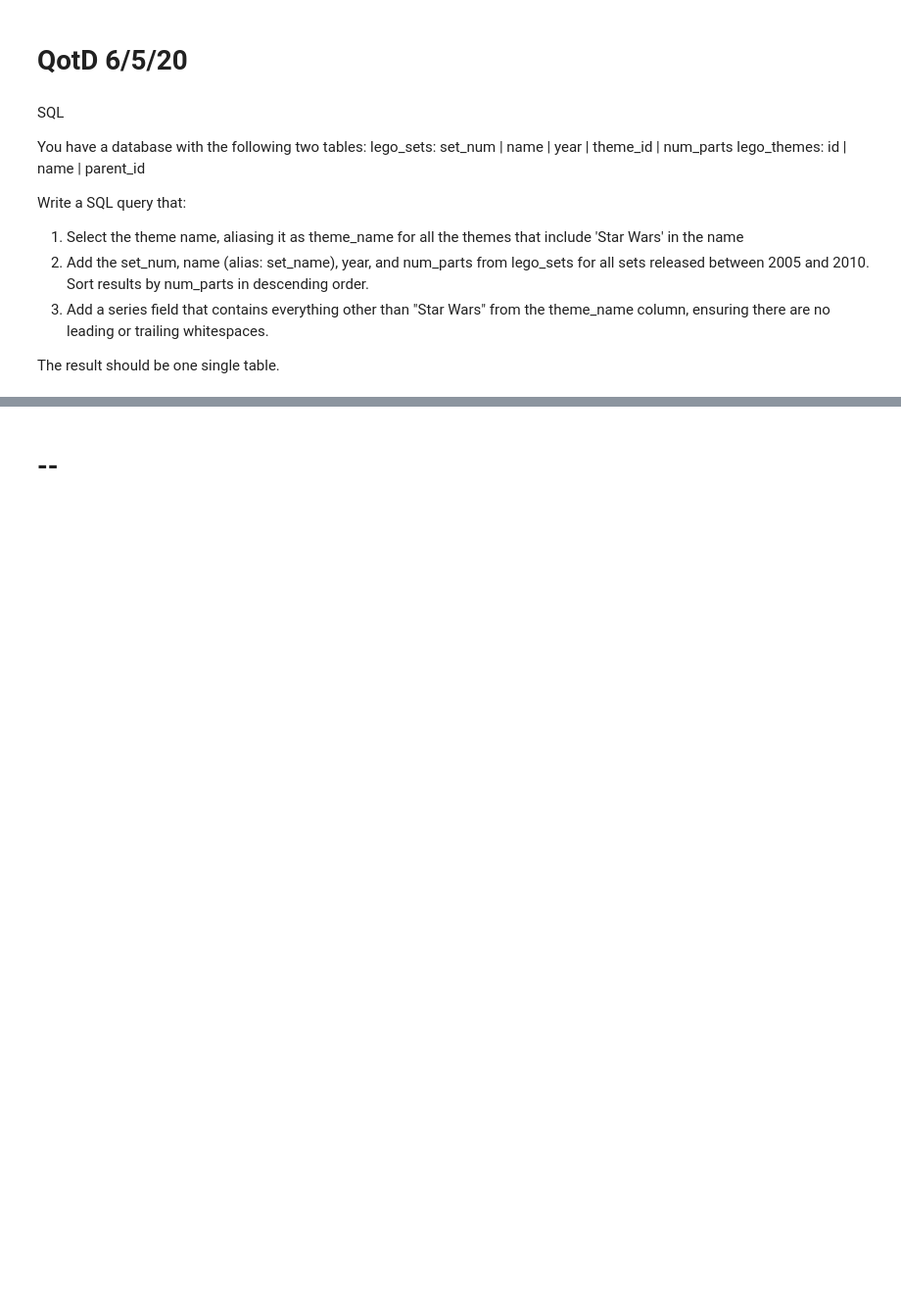
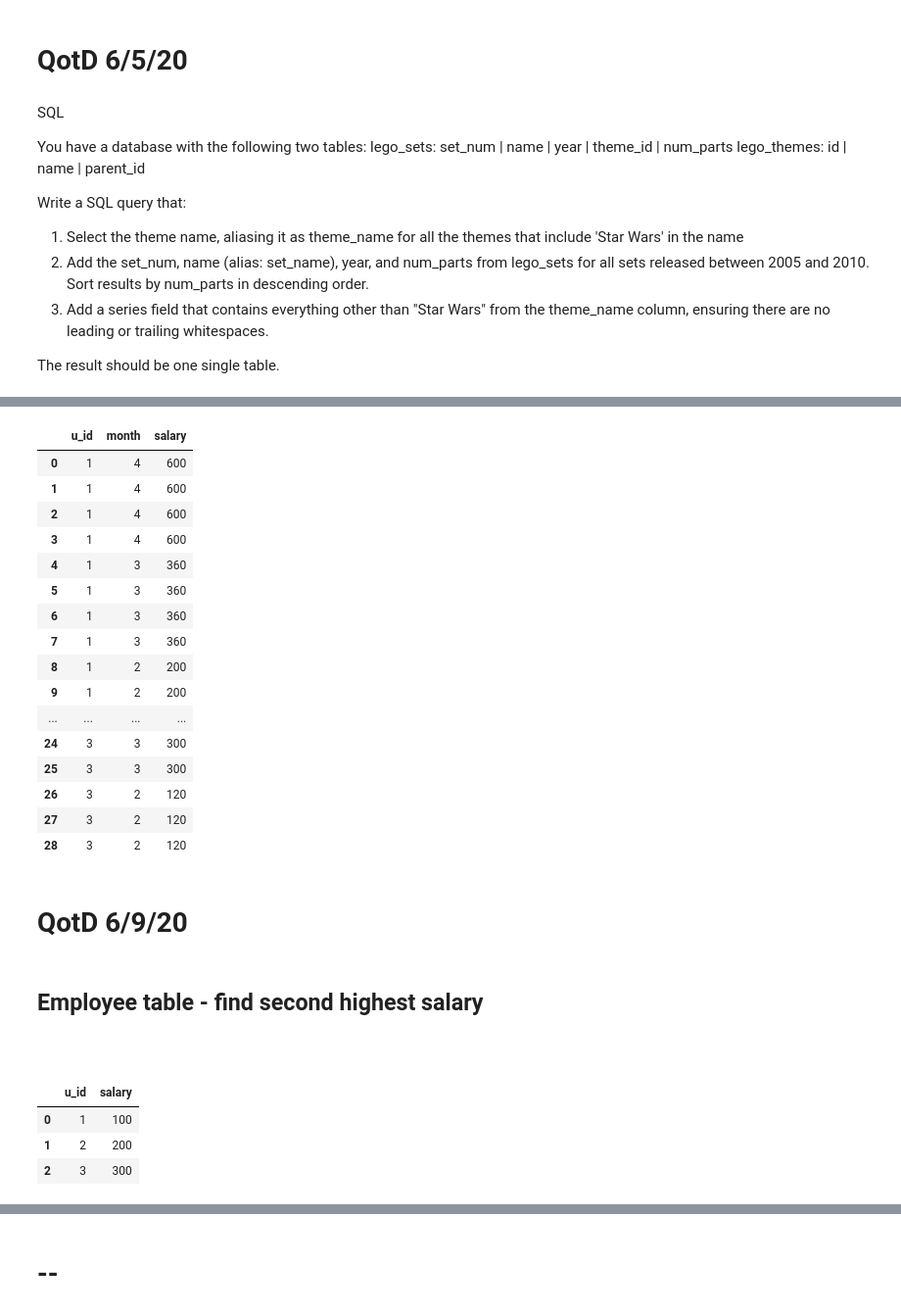
Before and after one commit to benslack19/my_DS_notes, a Jupyter notebook: SQL/SQLqueries_daily_problems_3.ipynb, the cells around one changed output, grey strips where cells are left out. Shown at 98% size. Cells and saved outputs as stored; diff of their text form; code cells hidden in the pictures; blank space fills up the shorter version.

```diff
--- a/SQL/SQLqueries_daily_problems_3.ipynb
+++ b/SQL/SQLqueries_daily_problems_3.ipynb
@@ -2143,0 +2519,48 @@ ORDER BY num_parts DESC
+# %%
+# Update cumulative salary for each employee by filtering out most recent month for each id
+sql_query = """
+WITH employee (u_id, month, salary)
+AS (VALUES
+    (1, 1, 20),
+    (2, 1, 20),
+    (1, 2, 30),
+    (2, 2, 30),
+    (3, 2, 40),
+    (1, 3, 40),
+    (3, 3, 60),
+    (1, 4, 60),
+    (3, 4, 70))
+
+SELECT e1.u_id,
+       e1.month,
+       SUM(e1.salary) OVER(PARTITION BY e1.u_id ORDER BY e1.month ASC) AS salary
+       --MAX(e2.month) OVER(PARTITION BY e2.u_id) AS recent_month
+FROM employee e1
+JOIN employee e2
+ON e1.u_id=e2.u_id
+ORDER BY e1.u_id ASC, e1.month DESC
+
+"""
+pd.read_sql_query(sql_query,con)
+# %% [output]
+|  | u_id | month | salary |
+| 0 | 1 | 4 | 600 |
+| 1 | 1 | 4 | 600 |
+| 2 | 1 | 4 | 600 |
+| 3 | 1 | 4 | 600 |
+| 4 | 1 | 3 | 360 |
+| 5 | 1 | 3 | 360 |
+| 6 | 1 | 3 | 360 |
+| 7 | 1 | 3 | 360 |
+| 8 | 1 | 2 | 200 |
+| 9 | 1 | 2 | 200 |
+| ... | ... | ... | ... |
+| 24 | 3 | 3 | 300 |
+| 25 | 3 | 3 | 300 |
+| 26 | 3 | 2 | 120 |
+| 27 | 3 | 2 | 120 |
+| 28 | 3 | 2 | 120 |
+# %% [markdown]
+# QotD 6/9/20
+# %% [markdown]
+## Employee table - find second highest salary
@@ -2143,0 +2575,21 @@ ORDER BY num_parts DESC
+# %% [markdown]
+###
+# %%
+# Input table
+sql_query = """
+WITH employee (u_id, salary)
+AS (VALUES
+    (1, 100),
+    (2, 200),
+    (3, 300))
+
+SELECT *
+FROM employee
+"""
+df_query = pd.read_sql_query(sql_query,con)
+df_query
+# %% [output]
+|  | u_id | salary |
+| 0 | 1 | 100 |
+| 1 | 2 | 200 |
+| 2 | 3 | 300 |
```
Also changed, not shown: parts of 34 cells of this notebook, 7 other files.
